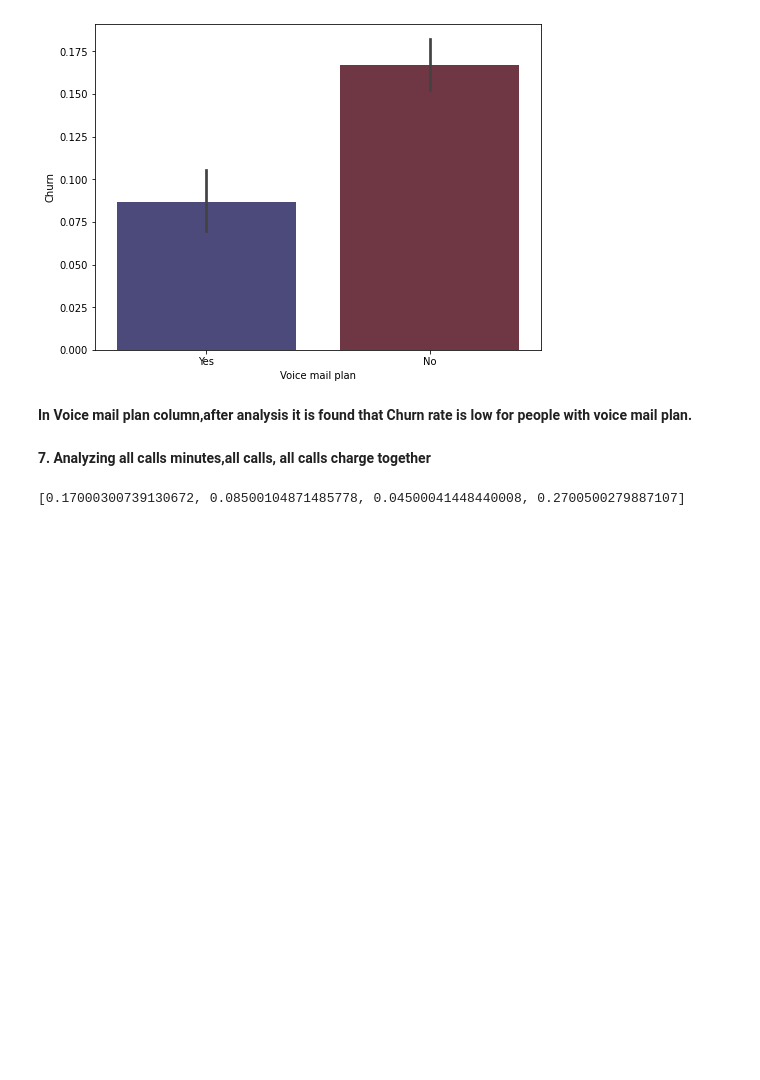
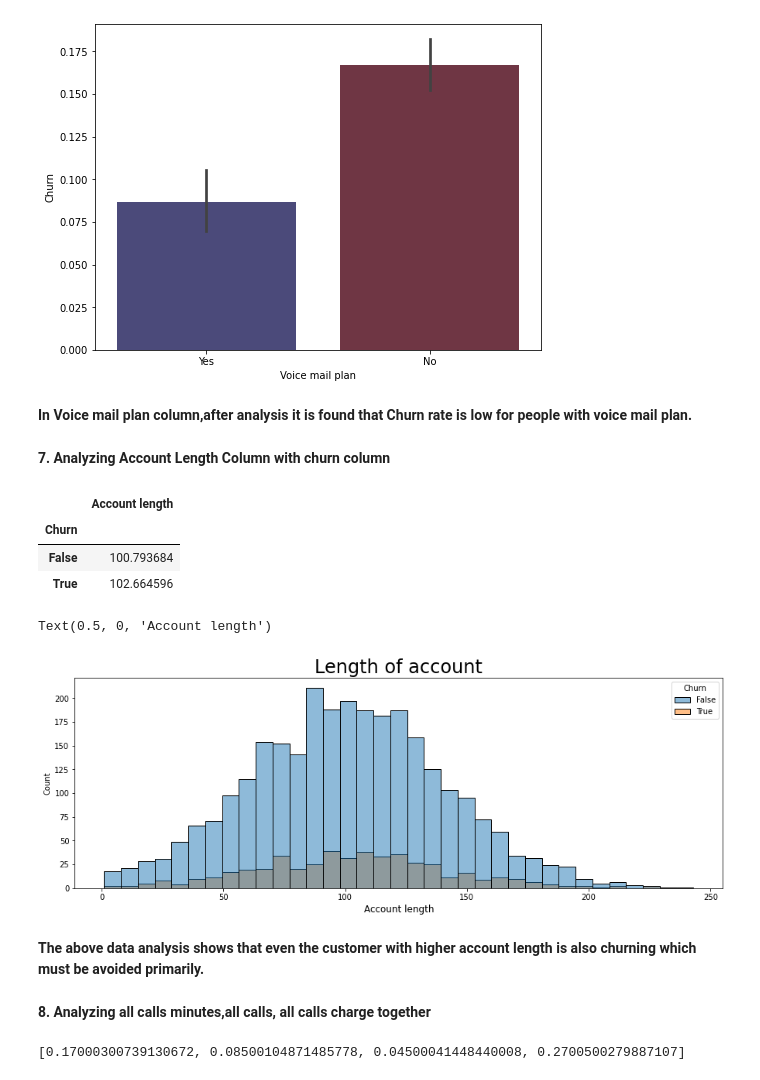
Before and after one commit to Aakash9393/Telecom-Churn-Analysis-, a Jupyter notebook: Telecom_Churn_Analysis_Capstone_Project.ipynb, the cells around one changed output. Drawn from its saved outputs; the diff is of its cells as text; code cells hidden in the pictures; blank space fills up the shorter version.

```diff
--- a/Telecom_Churn_Analysis_Capstone_Project.ipynb
+++ b/Telecom_Churn_Analysis_Capstone_Project.ipynb
@@ -368,8 +374,27 @@ sns.barplot(x='Voice mail plan', y='Churn', data=telecom_df,palette="icefire")
 [figure]
 # %% [markdown]
 **In Voice mail plan column,after analysis it is found that Churn rate is low for people with voice mail plan.**
+# %% [markdown]
+**7. Analyzing Account Length Column with churn column**
+# %%
+telecom_df.groupby('Churn').agg({'Account length':'mean'})
+# %% [output]
+|  | Account length |
+| Churn |  |
+| False | 100.793684 |
+| True | 102.664596 |
+# %%
+fig, ax = plt.subplots(figsize = (15, 5 ))
+sns.histplot(data=telecom_df,x='Account length',hue="Churn")
+ax.set_title( "Length of account" , size = 24 )
+ax.set_xlabel( "Account length" , size = 12 )
+# %% [output]
+Text(0.5, 0, 'Account length')
+[figure, added]
+# %% [markdown]
+**The above data analysis shows that even the customer with higher account length is also churning which must be avoided primarily.**
 # %% [markdown]
-**7. Analyzing all calls minutes,all calls, all calls charge together**
+**8. Analyzing all calls minutes,all calls, all calls charge together**
 # %%
 #Deriving a relation between overall call charge and overall call minutes
 day_charge_perm = telecom_df['Total day charge'].mean()/telecom_df['Total day minutes'].mean()
```
Also changed, not shown: parts of 3 cells of this notebook.
